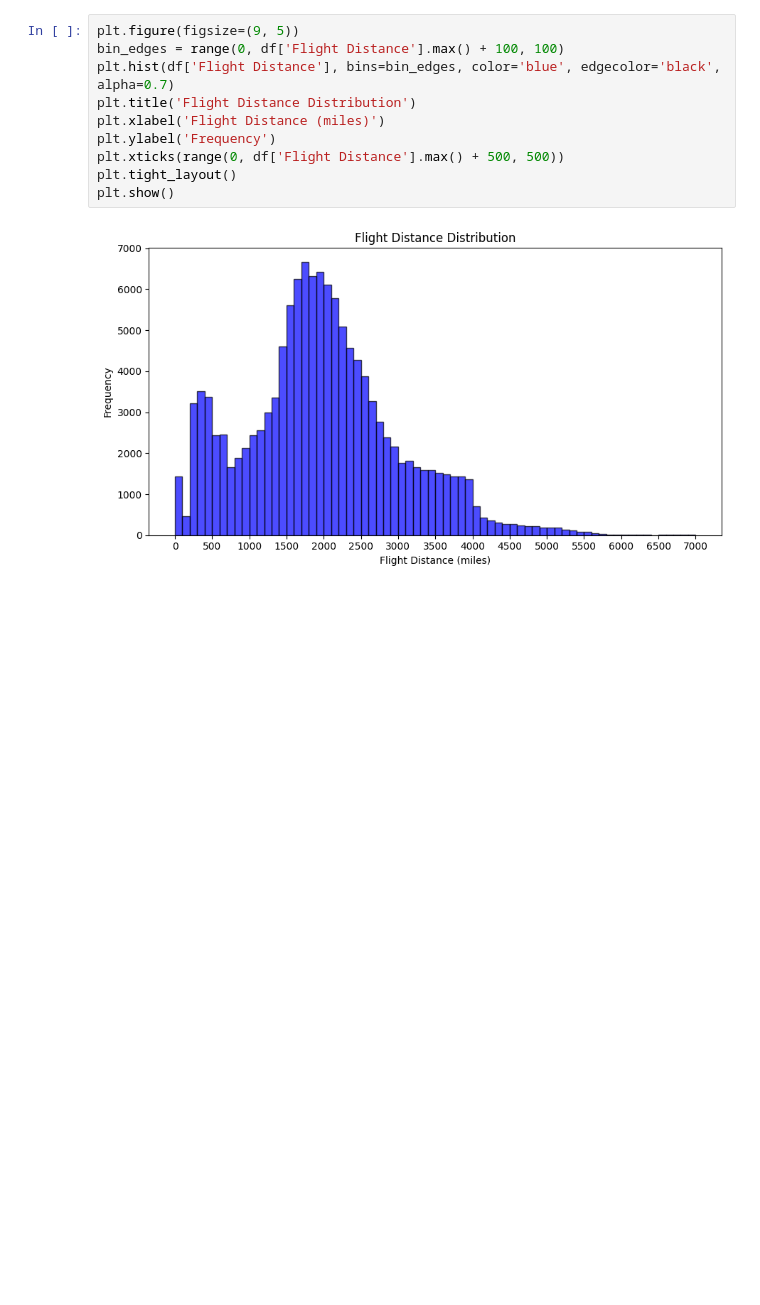
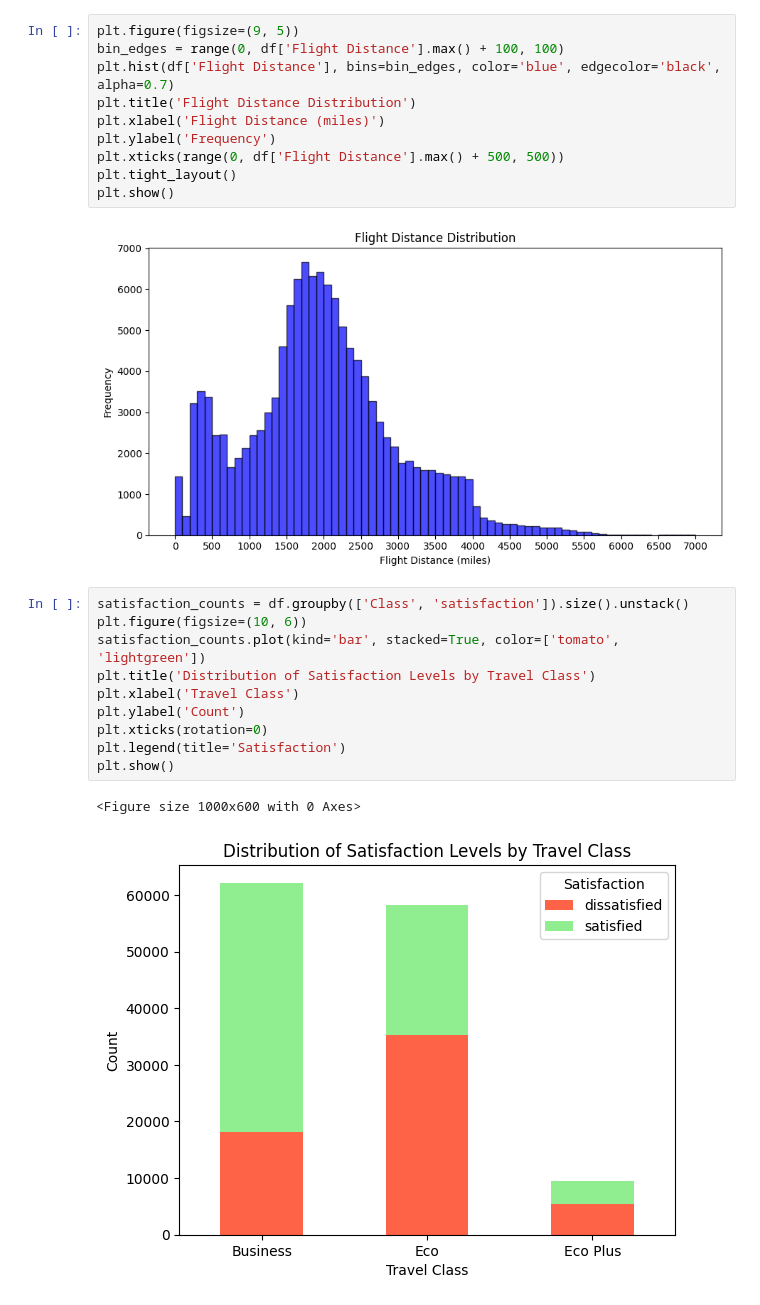
Before and after one commit to JanjaTomic/RV-DZ, a Jupyter notebook: vizualizacija.ipynb, the cells around one changed output. Drawn from its saved outputs; the diff is of its cells as text; blank space fills up the shorter version.

```diff
--- a/vizualizacija.ipynb
+++ b/vizualizacija.ipynb
@@ -140,3 +139,16 @@ plt.tight_layout()
 plt.show()
 # %% [output]
 [figure]
+# %%
+satisfaction_counts = df.groupby(['Class', 'satisfaction']).size().unstack()
+plt.figure(figsize=(10, 6))
+satisfaction_counts.plot(kind='bar', stacked=True, color=['tomato', 'lightgreen'])
+plt.title('Distribution of Satisfaction Levels by Travel Class')
+plt.xlabel('Travel Class')
+plt.ylabel('Count')
+plt.xticks(rotation=0)
+plt.legend(title='Satisfaction')
+plt.show()
+# %% [output]
+<Figure size 1000x600 with 0 Axes>
+[figure, added]
```
Also changed, not shown: parts of 5 cells of this notebook.
